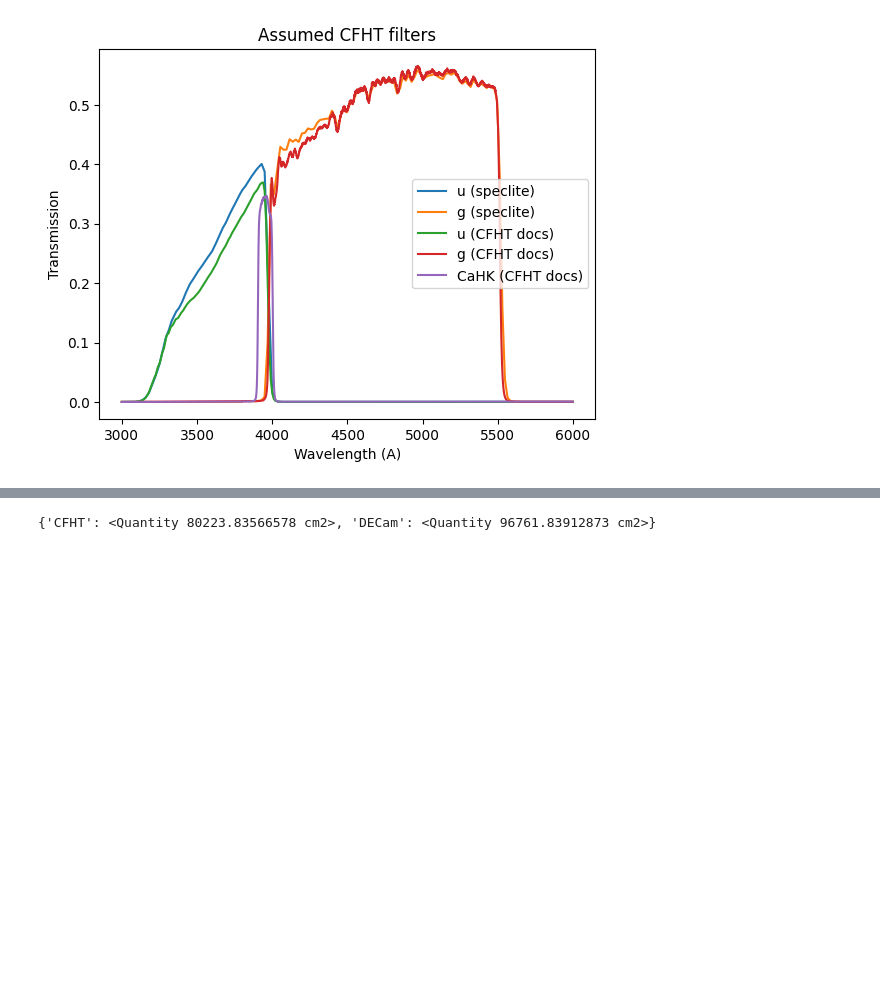
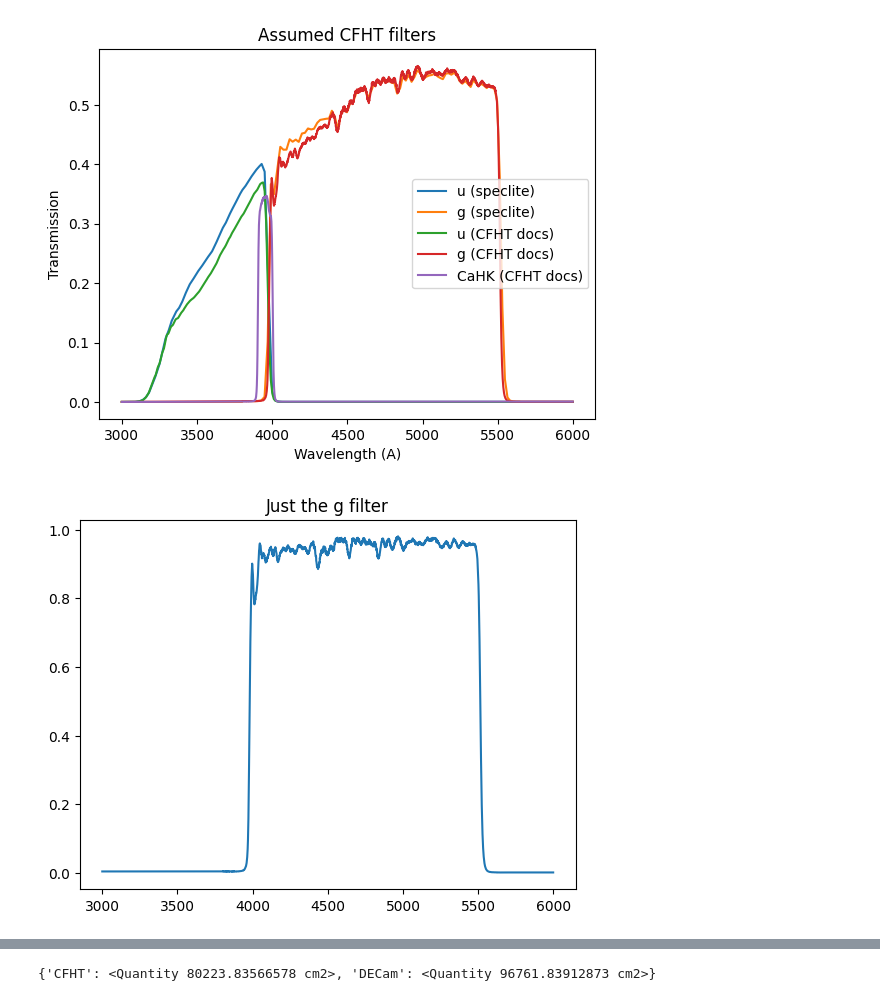
Before and after one commit to dstndstn/cfht-etc, a Jupyter notebook: cfht-exptime.ipynb, the cells around one changed output, grey strips where cells are left out. Cells and saved outputs as stored; diff of their text form; code cells hidden in the pictures; blank space fills up the shorter version.

```diff
--- a/cfht-exptime.ipynb
+++ b/cfht-exptime.ipynb
@@ -341,3 +341,8 @@ plt.title('Assumed CFHT filters')
 plt.legend();
 # %% [output]
 [figure]
+# %%
+plt.plot(sky_wave, cfht_g_filt(sky_wave), label='g (CFHT docs)');
+plt.title('Just the g filter');
+# %% [output]
+[figure, added]
```
Also changed, not shown: parts of 6 cells of this notebook.
